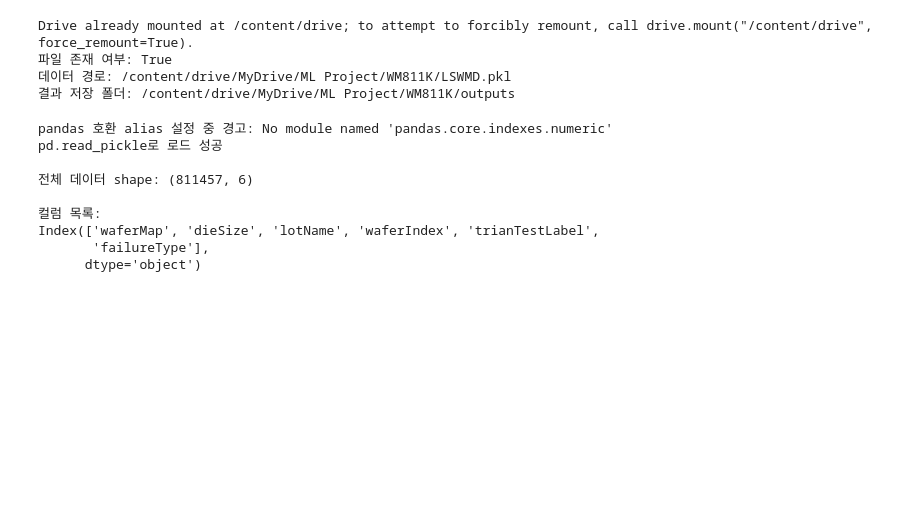
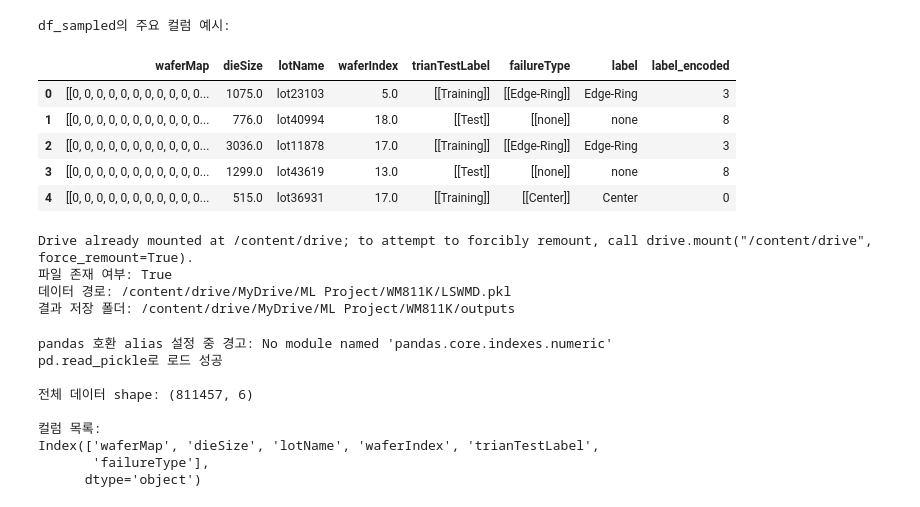
Before and after one commit to WooSeungJi/WM811K-Project, a Jupyter notebook: Ram_절약_WM_811K_Wafer_Map.ipynb, the cells around one changed output. Cells and saved outputs as stored; diff of their text form; code cells hidden in the pictures; blank space fills up the shorter version.

```diff
--- a/Ram_절약_WM_811K_Wafer_Map.ipynb
+++ b/Ram_절약_WM_811K_Wafer_Map.ipynb
@@ -1,5 +1,16 @@
 # %% [markdown]
 <a href="https://colab.research.google.com/github/WooSeungJi/WM811K-Project/blob/main/Ram_%EC%A0%88%EC%95%BD_WM_811K_Wafer_Map.ipynb" target="_parent"><img src="https://colab.research.google.com/assets/colab-badge.svg" alt="Open In Colab"/></a>
+# %%
+print("df_sampled의 주요 컬럼 예시:")
+display(df_sampled.head())
+# %% [output]
+df_sampled의 주요 컬럼 예시:
+|  | waferMap | dieSize | lotName | waferIndex | trianTestLabel | failureType | label | label_encoded |
+| 0 | [[0, 0, 0, 0, 0, 0, 0, 0, 0, 0, 0... | 1075.0 | lot23103 | 5.0 | [[Training]] | [[Edge-Ring]] | Edge-Ring | 3 |
+| 1 | [[0, 0, 0, 0, 0, 0, 0, 0, 0, 0, 0... | 776.0 | lot40994 | 18.0 | [[Test]] | [[none]] | none | 8 |
+| 2 | [[0, 0, 0, 0, 0, 0, 0, 0, 0, 0, 0... | 3036.0 | lot11878 | 17.0 | [[Training]] | [[Edge-Ring]] | Edge-Ring | 3 |
+| 3 | [[0, 0, 0, 0, 0, 0, 0, 0, 0, 0, 0... | 1299.0 | lot43619 | 13.0 | [[Test]] | [[none]] | none | 8 |
+| 4 | [[0, 0, 0, 0, 0, 0, 0, 0, 0, 0, 0... | 515.0 | lot36931 | 17.0 | [[Training]] | [[Center]] | Center | 0 |
 # %%
 # ============================================================
 # WM-811K Wafer Map Defect Classification
```
Also changed, not shown: parts of 1 cell of this notebook.
